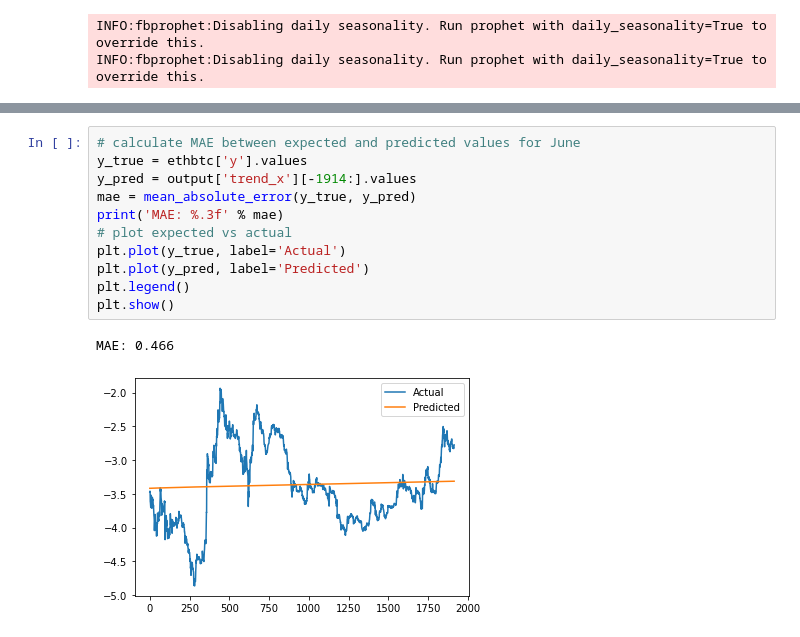
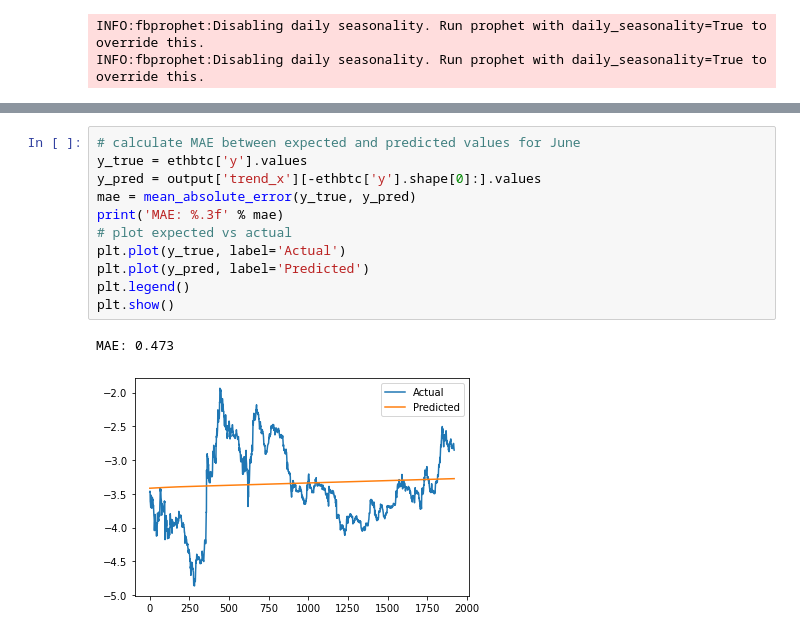
Before and after one commit to pedroafleite/btc-eth-risk-assessment, a Jupyter notebook: prophet.ipynb, the cells around one changed output, grey strips where cells are left out. Cells and saved outputs as stored; diff of their text form.

```diff
--- a/prophet.ipynb
+++ b/prophet.ipynb
@@ -317,14 +323,14 @@ plt.show()
 # %%
 # calculate MAE between expected and predicted values for June
 y_true = ethbtc['y'].values
-y_pred = output['trend_x'][-1914:].values
+y_pred = output['trend_x'][-ethbtc['y'].shape[0]:].values
 mae = mean_absolute_error(y_true, y_pred)
 print('MAE: %.3f' % mae)
 # plot expected vs actual
 plt.plot(y_true, label='Actual')
 plt.plot(y_pred, label='Predicted')
 plt.legend()
 plt.show()
 # %% [output]
-MAE: 0.466
+MAE: 0.473
-[figure, old version]
+[figure, new version]
```
Also changed, not shown: parts of 9 cells of this notebook.
